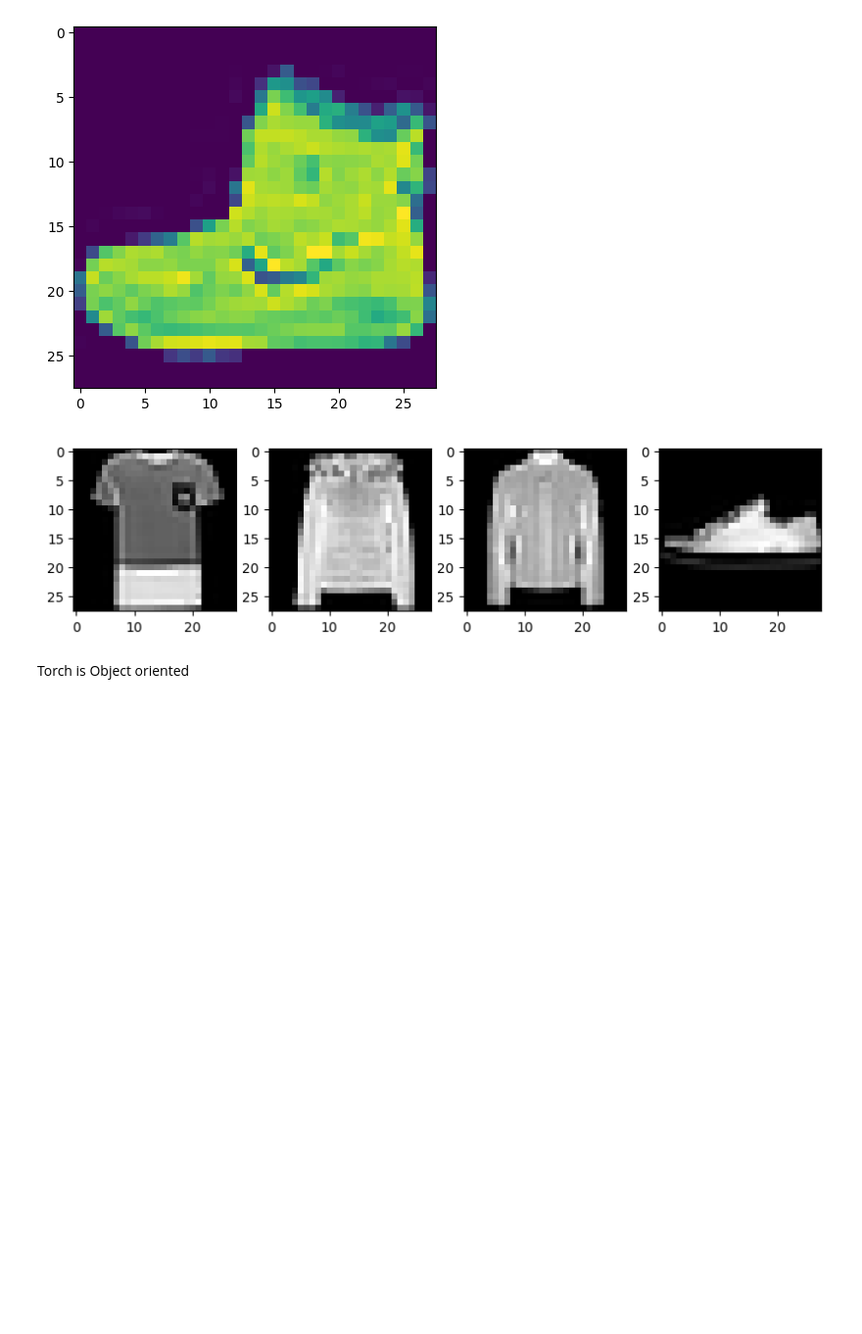
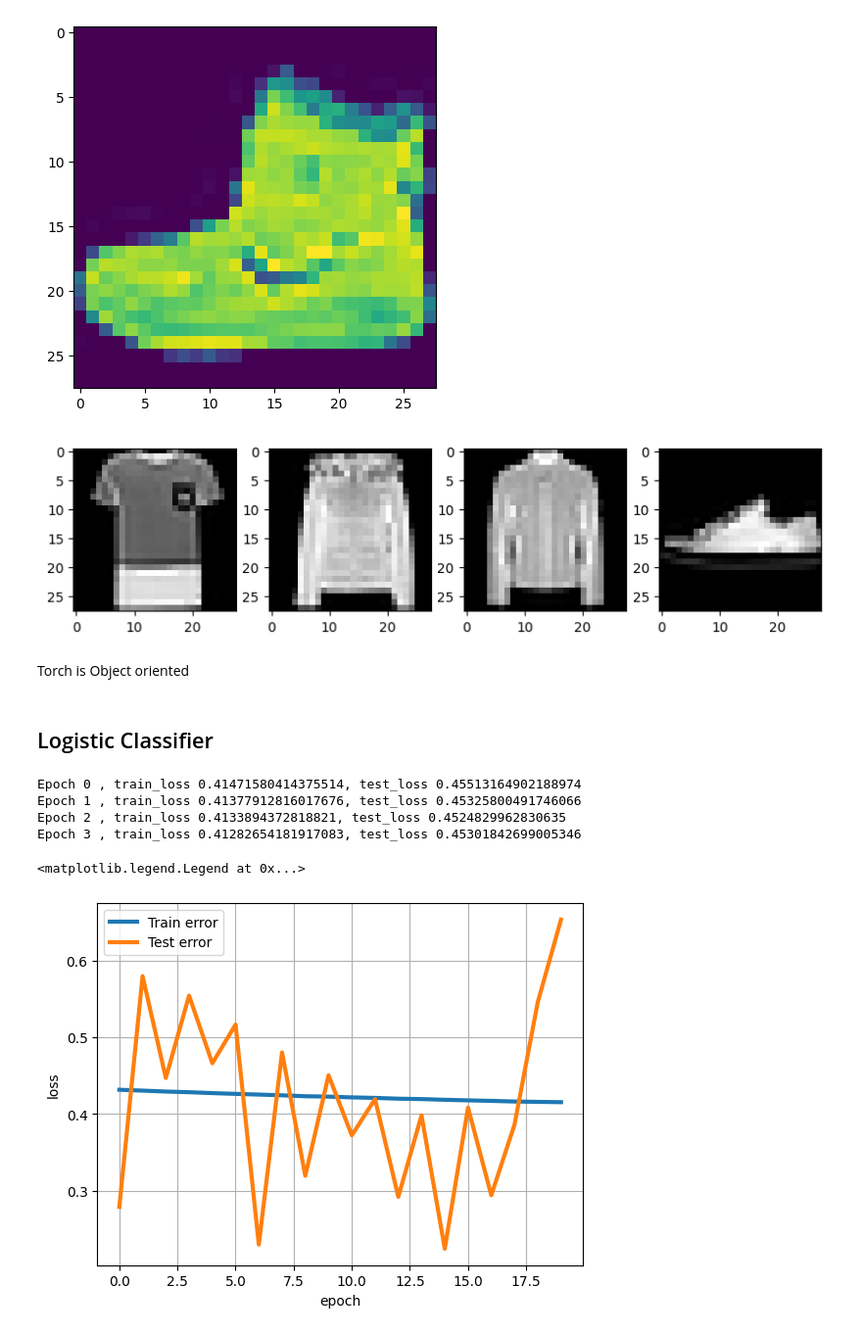
Before and after one commit to bananighosh/ml_basics_decoded, a Jupyter notebook: 01_pytorch_demo_image_classification.ipynb, the cells around one changed output. Shown: that part at 98% size. Cells and saved outputs as stored; diff of their text form; code cells hidden in the pictures; blank space fills up the shorter version.

```diff
--- a/01_pytorch_demo_image_classification.ipynb
+++ b/01_pytorch_demo_image_classification.ipynb
@@ -93,6 +93,8 @@ for index in np.arange(0,4):
 [figure]
 # %% [markdown]
 Torch is Object oriented
+# %% [markdown]
+## Logistic Classifier
 # %%
 class LinearReg(torch.nn.Module):
   def __init__(self):
@@ -131,10 +133,10 @@ for epoch in range(20):
     fit.backward() # back propagation
     optimizer.step()
 
-    train_loss = fit.item() # trigger the training
+    train_loss += fit.item() # trigger the training
 
 
-  for i in enumerate(testDataLoader):
+  for i, data in enumerate(testDataLoader):
     with torch.no_grad():
       images, labels = data
       images = images.cuda()
@@ -143,13 +145,28 @@ for epoch in range(20):
       predicted_image = net(images)
       fit = loss(predicted_image, labels)
 
-      test_loss = fit.item()
+      test_loss += fit.item()
 
 
-train_loss = train_loss / len(trainDataLoader) # no. of datapoints
-test_loss = test_loss / len(testDataLoader)
+  train_loss = train_loss / len(trainDataLoader) # no. of datapoints
+  test_loss = test_loss / len(testDataLoader)
 
-train_loss_history.append(train_loss)
-test_loss_history.append(test_loss)
+  train_loss_history.append(train_loss)
+  test_loss_history.append(test_loss)
 
-print(f"Epoch {epoch} , train_loss {train_loss}, test_loss {test_loss}")
+  print(f"Epoch {epoch} , train_loss {train_loss}, test_loss {test_loss}")
+# %% [output]
+Epoch 0 , train_loss 0.41471580414375514, test_loss 0.45513164902188974
+Epoch 1 , train_loss 0.41377912816017676, test_loss 0.45325800491746066
+Epoch 2 , train_loss 0.4133894372818821, test_loss 0.4524829962830635
+Epoch 3 , train_loss 0.41282654181917083, test_loss 0.45301842699005346
+# %%
+plt.plot(range(20), train_loss_history,'-', linewidth=3, label='Train error')
+plt.plot(range(20), test_loss_history, '-', linewidth=3, label='Test error')
+plt.xlabel('epoch')
+plt.ylabel('loss')
+plt.grid(True)
+plt.legend()
+# %% [output]
+<matplotlib.legend.Legend at 0x...>
+[figure, added]
```
Also changed, not shown: parts of 2 cells of this notebook.
